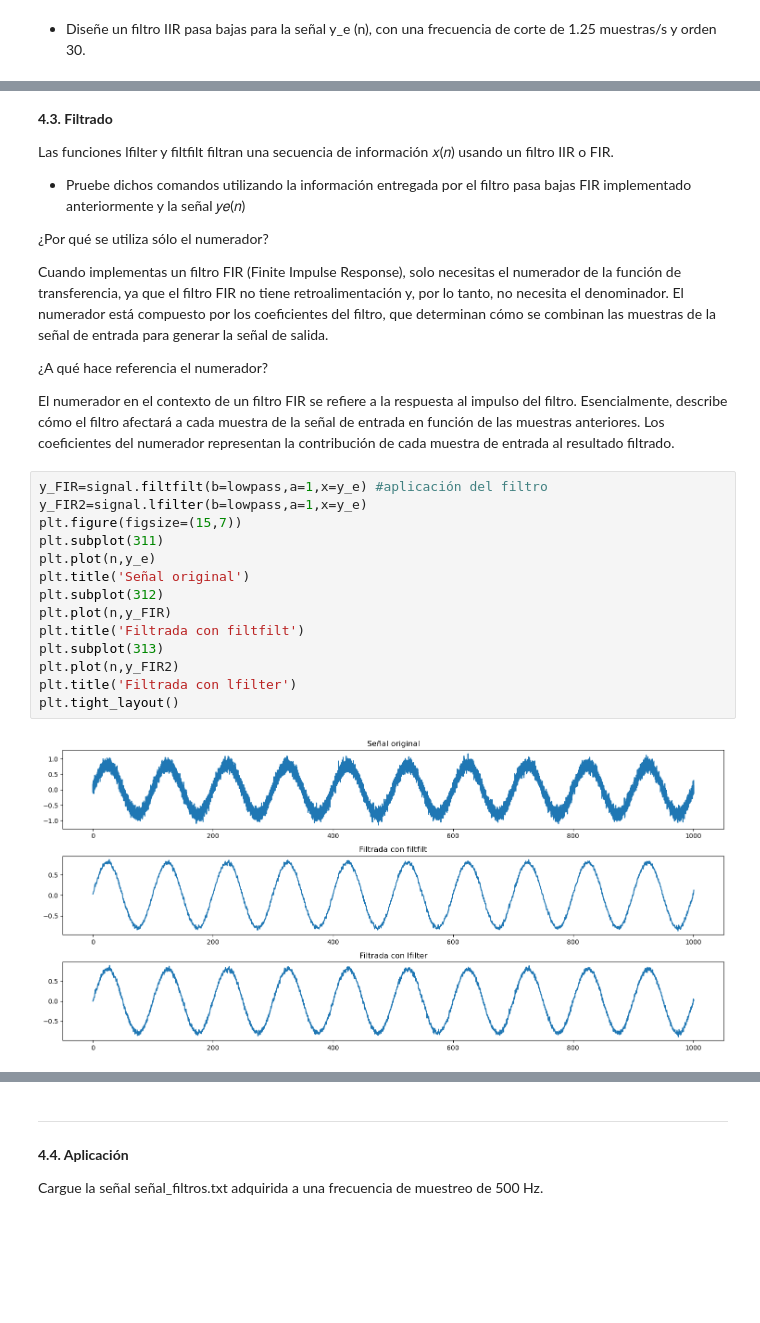
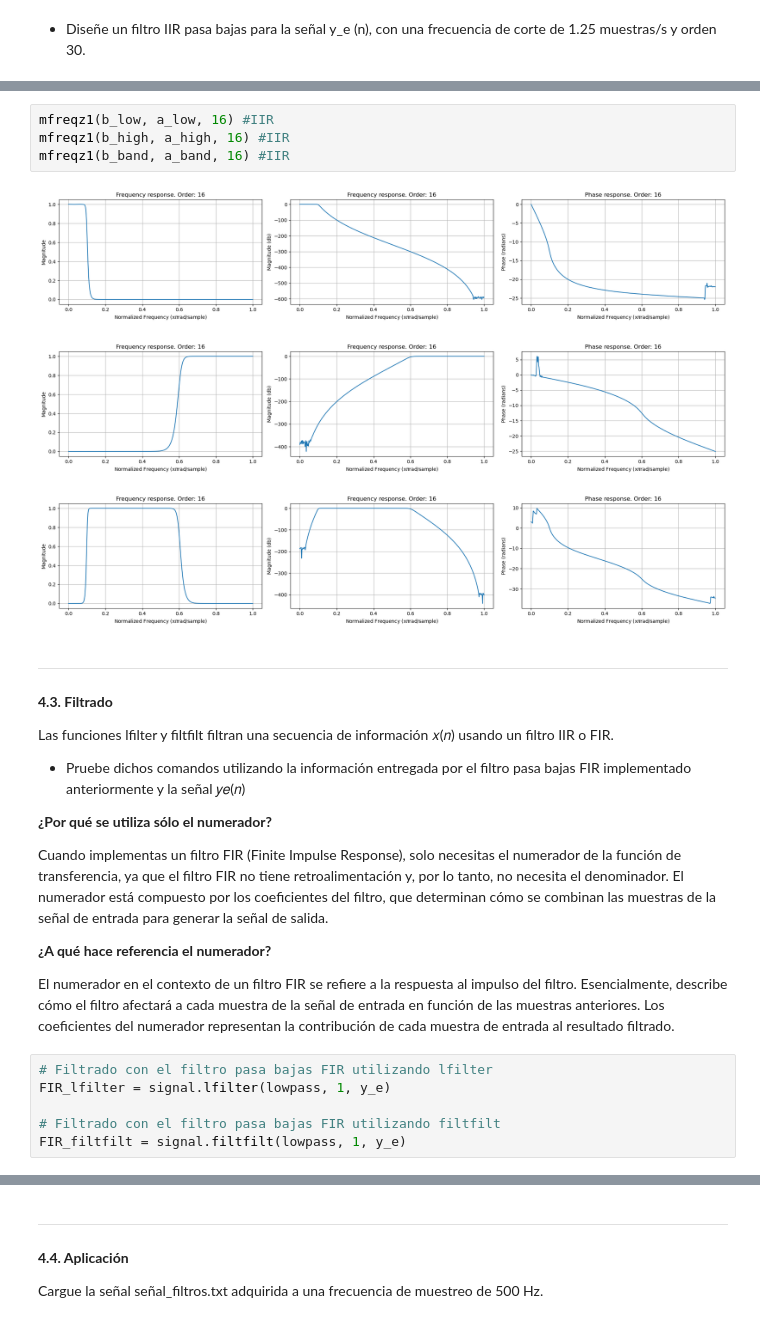
Before and after one commit to LuEnciso21/BIOSENALES24II, a Jupyter notebook: Practica6/P6_FILTROS_LUISAENCISO_JADERCHINGAL.ipynb, the cells around one changed output, grey strips where cells are left out. Saved outputs shown, nothing was run; the diff lists cells and outputs as text; blank space fills up the shorter version.

```diff
--- a/Practica6/P6_FILTROS_LUISAENCISO_JADERCHINGAL.ipynb
+++ b/Practica6/P6_FILTROS_LUISAENCISO_JADERCHINGAL.ipynb
@@ -324,29 +364,29 @@ plt.show()
+# %%
+mfreqz1(b_low, a_low, 16) #IIR
+mfreqz1(b_high, a_high, 16) #IIR
+mfreqz1(b_band, a_band, 16) #IIR
+# %% [output]
+[figure, added]
+[figure, added]
+[figure, added]
 # %% [markdown]
+<hr>
+
 **4.3. Filtrado**
 
 Las funciones lfilter y filtfilt filtran una secuencia de información 𝑥(𝑛) usando un filtro IIR o FIR.
 * Pruebe dichos comandos utilizando la información entregada por el filtro pasa bajas FIR implementado anteriormente y la señal 𝑦𝑒(𝑛)
 
-¿Por qué se utiliza sólo el numerador?
+**¿Por qué se utiliza sólo el numerador?**
 
 Cuando implementas un filtro FIR (Finite Impulse Response), solo necesitas el numerador de la función de transferencia, ya que el filtro FIR no tiene retroalimentación y, por lo tanto, no necesita el denominador. El numerador está compuesto por los coeficientes del filtro, que determinan cómo se combinan las muestras de la señal de entrada para generar la señal de salida.
 
-¿A qué hace referencia el numerador?
+**¿A qué hace referencia el numerador?**
 
 El numerador en el contexto de un filtro FIR se refiere a la respuesta al impulso del filtro. Esencialmente, describe cómo el filtro afectará a cada muestra de la señal de entrada en función de las muestras anteriores. Los coeficientes del numerador representan la contribución de cada muestra de entrada al resultado filtrado.
-# %%
-y_FIR=signal.filtfilt(b=lowpass,a=1,x=y_e) #aplicación del filtro
-y_FIR2=signal.lfilter(b=lowpass,a=1,x=y_e)
-plt.figure(figsize=(15,7))
-plt.subplot(311)
-plt.plot(n,y_e)
-plt.title('Señal original')
-plt.subplot(312)
-plt.plot(n,y_FIR)
-plt.title('Filtrada con filtfilt')
-plt.subplot(313)
-plt.plot(n,y_FIR2)
-plt.title('Filtrada con lfilter')
-plt.tight_layout()
-# %% [output]
-[figure, removed]
+# %%
+# Filtrado con el filtro pasa bajas FIR utilizando lfilter
+FIR_lfilter = signal.lfilter(lowpass, 1, y_e)
+
+# Filtrado con el filtro pasa bajas FIR utilizando filtfilt
+FIR_filtfilt = signal.filtfilt(lowpass, 1, y_e)
```
Also changed, not shown: parts of 25 cells of this notebook.
